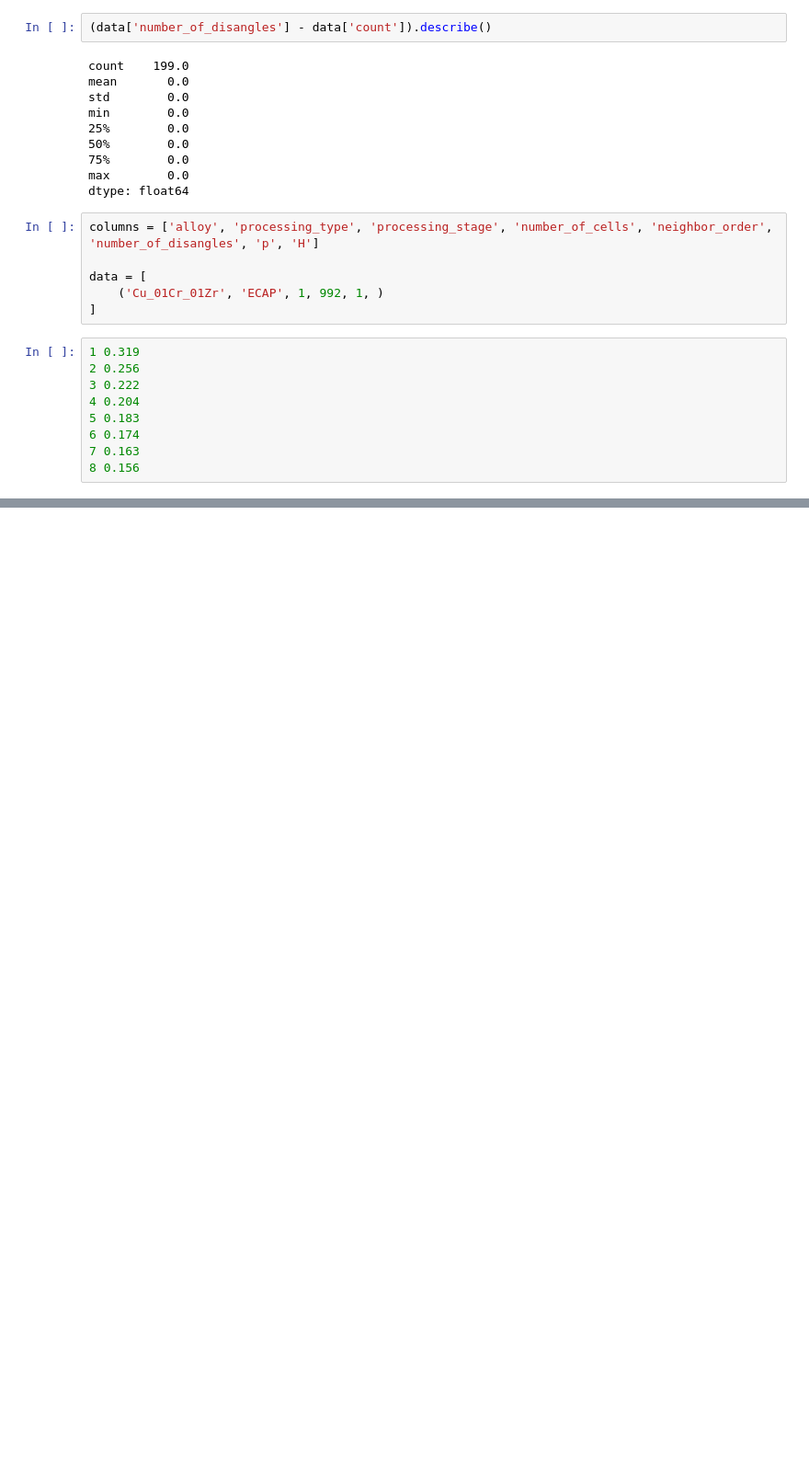
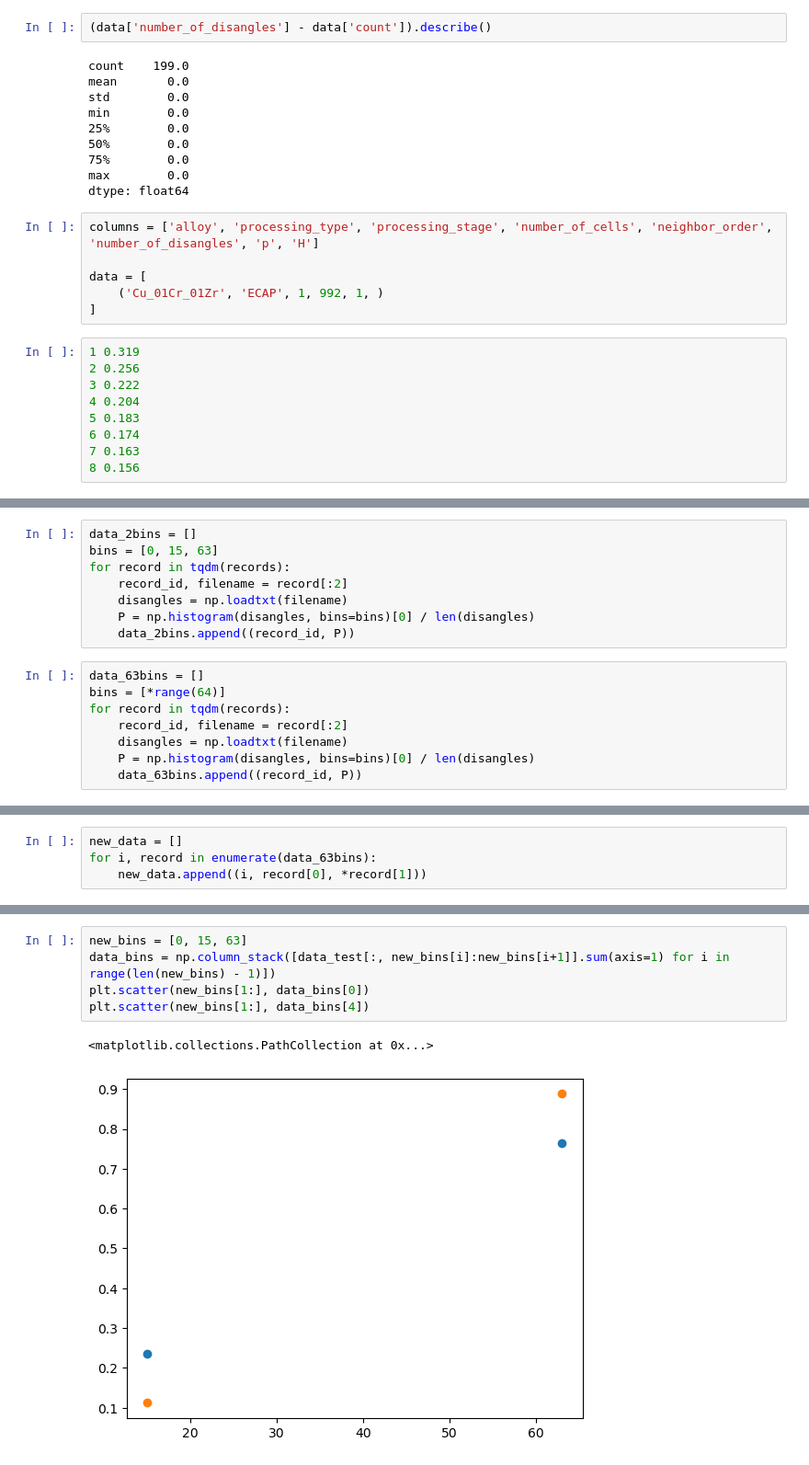
Before and after one commit to PRISBteam/Voronoi_PCC_Analyser, a Jupyter notebook: Data.ipynb, the cells around one changed output, grey strips where cells are left out. Shown: that part at 92% size. Drawn from its saved outputs; the diff is of its cells as text; blank space fills up the shorter version.

```diff
--- a/Data.ipynb
+++ b/Data.ipynb
@@ -145,0 +272,16 @@ data = [
+# %%
+data_2bins = []
+bins = [0, 15, 63]
+for record in tqdm(records):
+    record_id, filename = record[:2]
+    disangles = np.loadtxt(filename)
+    P = np.histogram(disangles, bins=bins)[0] / len(disangles)
+    data_2bins.append((record_id, P))
+# %%
+data_63bins = []
+bins = [*range(64)]
+for record in tqdm(records):
+    record_id, filename = record[:2]
+    disangles = np.loadtxt(filename)
+    P = np.histogram(disangles, bins=bins)[0] / len(disangles)
+    data_63bins.append((record_id, P))
@@ -145,0 +308,4 @@ data = [
+# %%
+new_data = []
+for i, record in enumerate(data_63bins):
+    new_data.append((i, record[0], *record[1]))
@@ -145,0 +541,8 @@ data = [
+# %%
+new_bins = [0, 15, 63]
+data_bins = np.column_stack([data_test[:, new_bins[i]:new_bins[i+1]].sum(axis=1) for i in range(len(new_bins) - 1)])
+plt.scatter(new_bins[1:], data_bins[0])
+plt.scatter(new_bins[1:], data_bins[4])
+# %% [output]
+<matplotlib.collections.PathCollection at 0x...>
+[figure, added]
```
Also changed, not shown: parts of 54 cells of this notebook, 11 other files.
